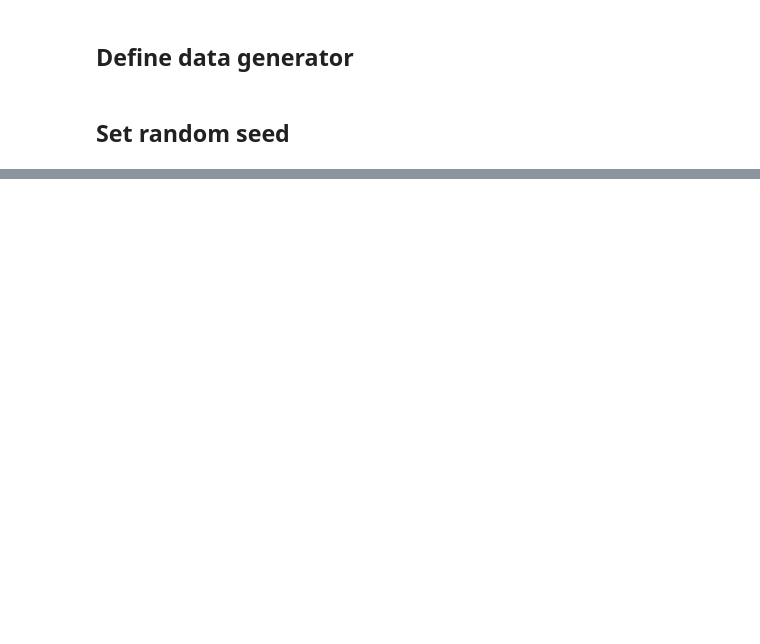
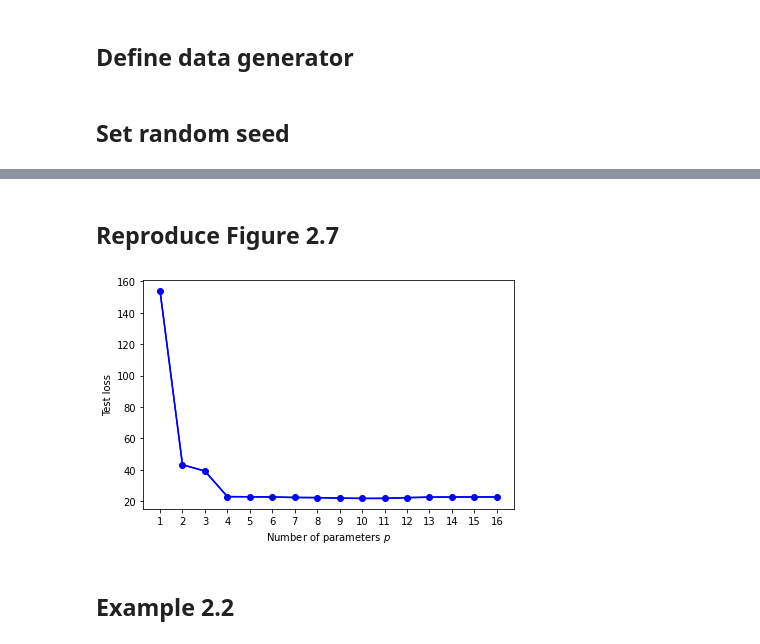
Before and after one commit to gnitnaw/Programs, a Jupyter notebook: Chapter2/DSML_Polynomial_Regression.ipynb, the cells around one changed output, grey strips where cells are left out. Drawn from its saved outputs; the diff is of its cells as text; code cells hidden in the pictures; blank space fills up the shorter version.

```diff
--- a/Chapter2/DSML_Polynomial_Regression.ipynb
+++ b/Chapter2/DSML_Polynomial_Regression.ipynb
@@ -19,0 +107,29 @@ def generate_data(beta , sig, n):
+# %% [markdown]
+## Reproduce Figure 2.7
+# %%
+# generate test data
+u_test, y_test = generate_data(beta, sig, n)
+
+MSE = []
+X_test = np.ones((n, 1))
+
+for p in p_range:
+    if p > 1:
+        X_test = np.hstack((X_test, u_test**(p-1)))
+
+    y_hat = X_test @ betahat[p]  # predictions
+    MSE.append(np.sum((y_test - y_hat)**2/n))
+
+# %%%%%%%%%%%%%%%%%%%%%%%%%%%%%%%%%%%%%%%%%
+plt.plot(p_range, MSE, 'b', p_range, MSE, 'bo-')
+plt.xticks(ticks=p_range)
+plt.xlabel('Number of parameters $p$')
+plt.ylabel('Test loss')
+plt.tight_layout()
+plt.savefig('MSEpy.pdf',format='pdf')
+plt.show()
+# %%%%%%%%%%%%%%%%%%%%%%%%%%%%%%%%%%%%%%%%%
+# %% [output]
+[figure, added]
+# %% [markdown]
+## Example 2.2
```
Also changed, not shown: parts of 16 cells of this notebook.
